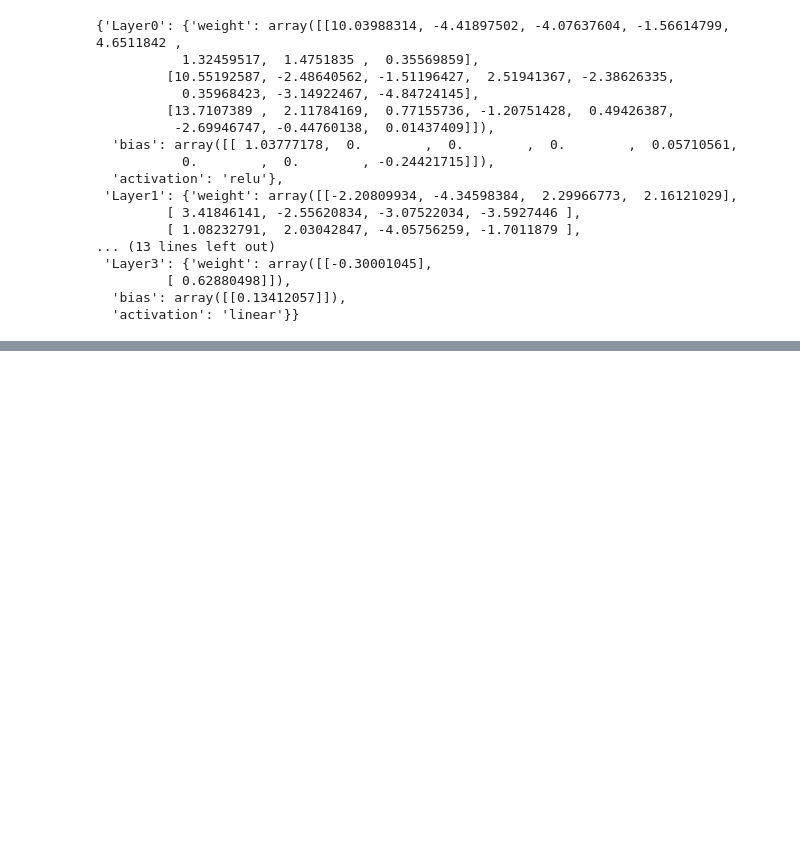
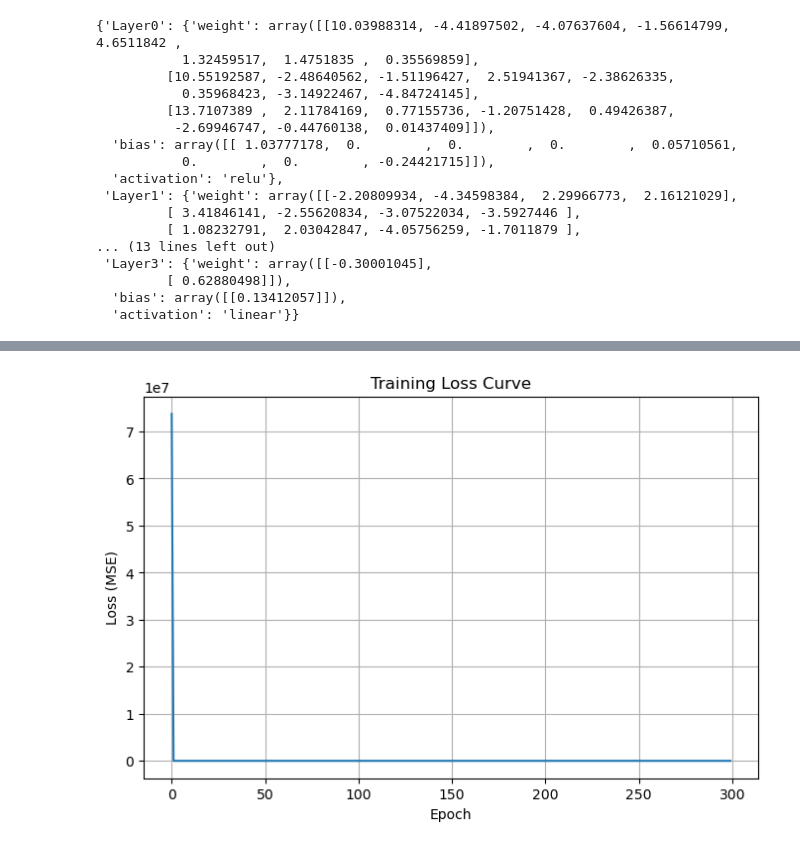
Before and after one commit to st126522-rgb/Deep-Learning, a Jupyter notebook: MLP.ipynb, the cells around one changed output, grey strips where cells are left out. Drawn from its saved outputs; the diff is of its cells as text; code cells hidden in the pictures; blank space fills up the shorter version.

Commit message:
plotting, inference and epoch loop

```diff
--- a/MLP.ipynb
+++ b/MLP.ipynb
@@ -384,0 +428,10 @@ update_params(network=network,X=custom_X,grads=grads,results=forward_result,lear
+# %%
+trained_network, loss_history = train(
+    network=network,
+    X=custom_X,
+    y=custom_Y,
+    epochs=300,
+    learning_rate=0.001,
+    batch_size=None,
+    verbose=True
+)
@@ -384,0 +456,10 @@ update_params(network=network,X=custom_X,grads=grads,results=forward_result,lear
+# %%
+plt.figure(figsize=(8, 5))
+plt.plot(loss_history)
+plt.xlabel("Epoch")
+plt.ylabel("Loss (MSE)")
+plt.title("Training Loss Curve")
+plt.grid(True)
+plt.show()
+# %% [output]
+[figure, added]
```
Also changed, not shown: parts of 6 cells of this notebook.
